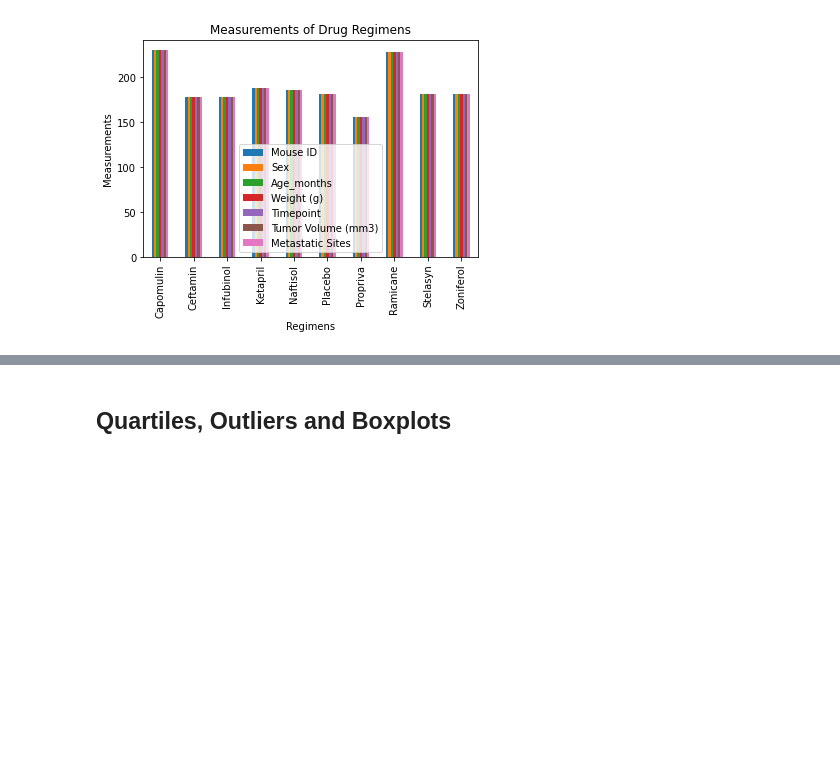
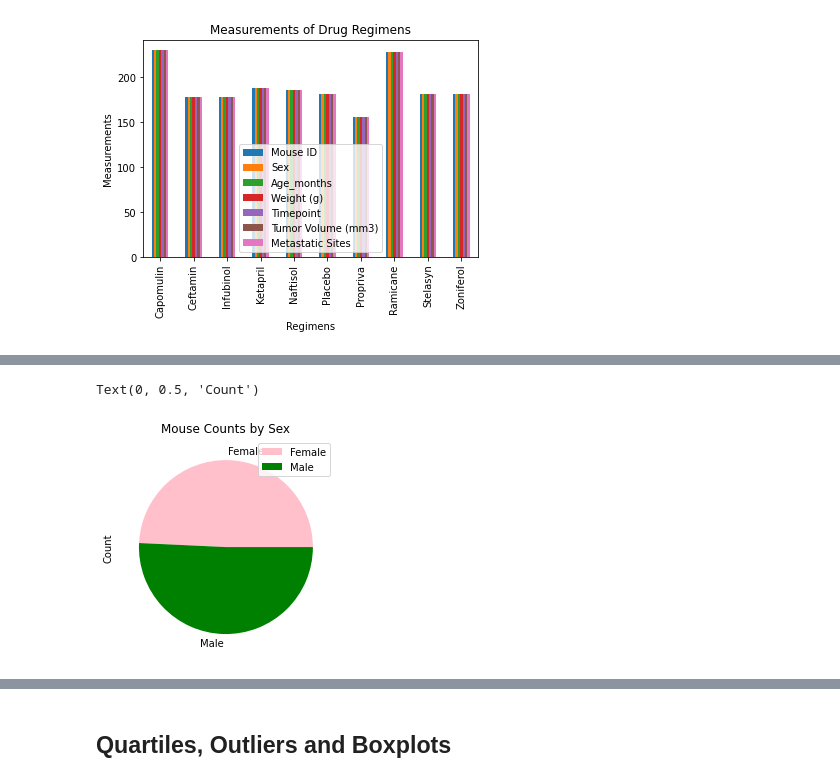
Before and after one commit to jessches5/Matplotlib-Homework, a Jupyter notebook: Pymaceuticals/pymaceuticals_starter.ipynb, the cells around one changed output, grey strips where cells are left out. Drawn from its saved outputs; the diff is of its cells as text; code cells hidden in the pictures; blank space fills up the shorter version.

Commit message:
pie charts

```diff
--- a/Pymaceuticals/pymaceuticals_starter.ipynb
+++ b/Pymaceuticals/pymaceuticals_starter.ipynb
@@ -221,0 +214,14 @@ plt.xticks(rotation=90)
+# %%
+# Generate a pie plot showing the distribution of female versus male mice using pandas
+#df = pd.DataFrame({'mass': [0.330, 4.87 , 5.97],
+                  # 'radius': [2439.7, 6051.8, 6378.1]},
+                  #index=['Mercury', 'Venus', 'Earth'])
+#plot = df.plot.pie(y='mass', figsize=(5, 5))
+
+
+mice_sex = unduplicated_mice.groupby(["Sex"]).count()
+mice_sex.plot(kind="pie", y="Mouse ID", title=("Mouse Counts by Sex"), colors=["pink", "green"])
+plt.ylabel("Count")
+# %% [output]
+Text(0, 0.5, 'Count')
+[figure, added]
```
Also changed, not shown: parts of 6 cells of this notebook.
